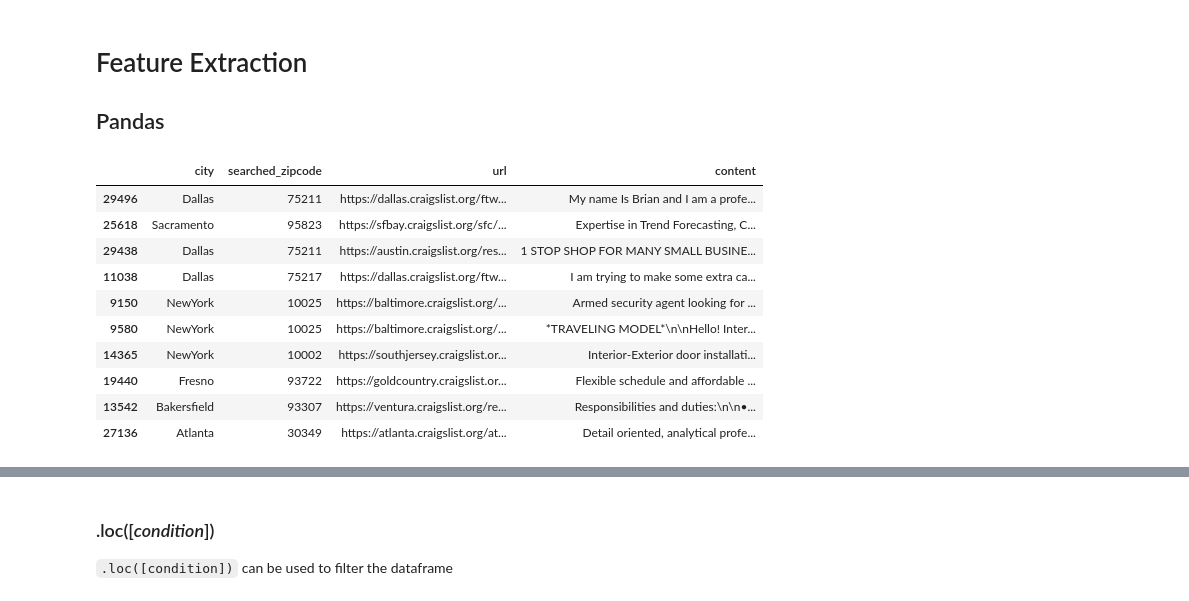
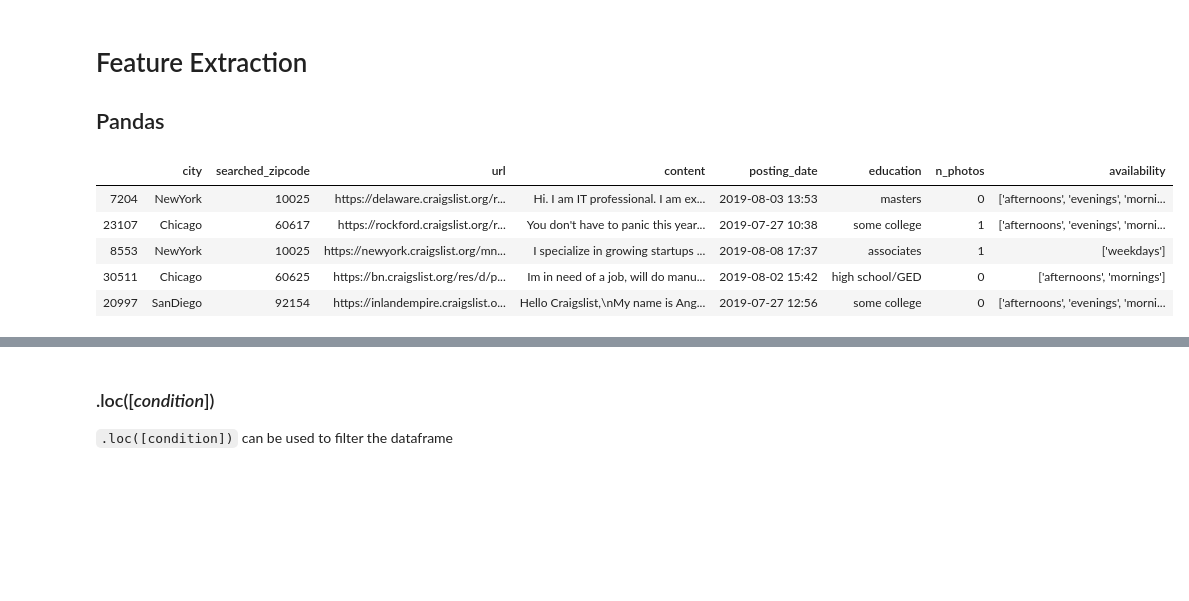
Before and after one commit to miketong08/resume_scraping, a Jupyter notebook: notebooks/Feature Extraction.ipynb, the cells around one changed output, grey strips where cells are left out. Drawn from its saved outputs; the diff is of its cells as text; code cells hidden in the pictures; blank space fills up the shorter version.

```diff
--- a/notebooks/Feature Extraction.ipynb
+++ b/notebooks/Feature Extraction.ipynb
@@ -6,19 +6,14 @@ import pandas as pd
 # %%
 df_large = pd.read_csv("./../assets/data_large.csv", index_col = 0)
 # %%
-df_large.sample(10)
+df_large.sample(5)
 # %% [output]
-|  | city | searched_zipcode | url | content |
-| 29496 | Dallas | 75211 | https://dallas.craigslist.org/ftw... | My name Is Brian and I am a profe... |
-| 25618 | Sacramento | 95823 | https://sfbay.craigslist.org/sfc/... | Expertise in Trend Forecasting, C... |
-| 29438 | Dallas | 75211 | https://austin.craigslist.org/res... | 1 STOP SHOP FOR MANY SMALL BUSINE... |
-| 11038 | Dallas | 75217 | https://dallas.craigslist.org/ftw... | I am trying to make some extra ca... |
-| 9150 | NewYork | 10025 | https://baltimore.craigslist.org/... | Armed security agent looking for ... |
-| 9580 | NewYork | 10025 | https://baltimore.craigslist.org/... | *TRAVELING MODEL*\n\nHello! Inter... |
-| 14365 | NewYork | 10002 | https://southjersey.craigslist.or... | Interior-Exterior door installati... |
-| 19440 | Fresno | 93722 | https://goldcountry.craigslist.or... | Flexible schedule and affordable ... |
-| 13542 | Bakersfield | 93307 | https://ventura.craigslist.org/re... | Responsibilities and duties:\n\n•... |
-| 27136 | Atlanta | 30349 | https://atlanta.craigslist.org/at... | Detail oriented, analytical profe... |
+|  | city | searched_zipcode | url | content | posting_date | education | n_photos | availability |
+| 7204 | NewYork | 10025 | https://delaware.craigslist.org/r... | Hi. I am IT professional. I am ex... | 2019-08-03 13:53 | masters | 0 | ['afternoons', 'evenings', 'morni... |
+| 23107 | Chicago | 60617 | https://rockford.craigslist.org/r... | You don't have to panic this year... | 2019-07-27 10:38 | some college | 1 | ['afternoons', 'evenings', 'morni... |
+| 8553 | NewYork | 10025 | https://newyork.craigslist.org/mn... | I specialize in growing startups ... | 2019-08-08 17:37 | associates | 1 | ['weekdays'] |
+| 30511 | Chicago | 60625 | https://bn.craigslist.org/res/d/p... | Im in need of a job, will do manu... | 2019-08-02 15:42 | high school/GED | 0 | ['afternoons', 'mornings'] |
+| 20997 | SanDiego | 92154 | https://inlandempire.craigslist.o... | Hello Craigslist,\nMy name is Ang... | 2019-07-27 12:56 | some college | 0 | ['afternoons', 'evenings', 'morni... |
 # %%
 df_large.shape
 # %% [output]
```
Also changed, not shown: parts of 16 cells of this notebook, 4 other files.
